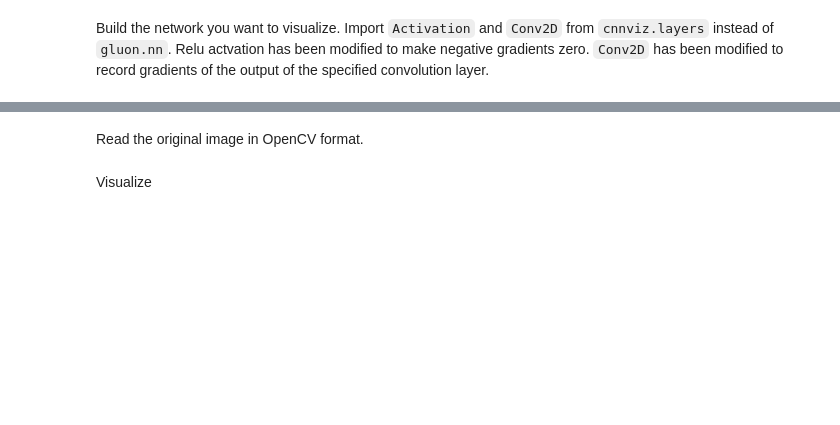
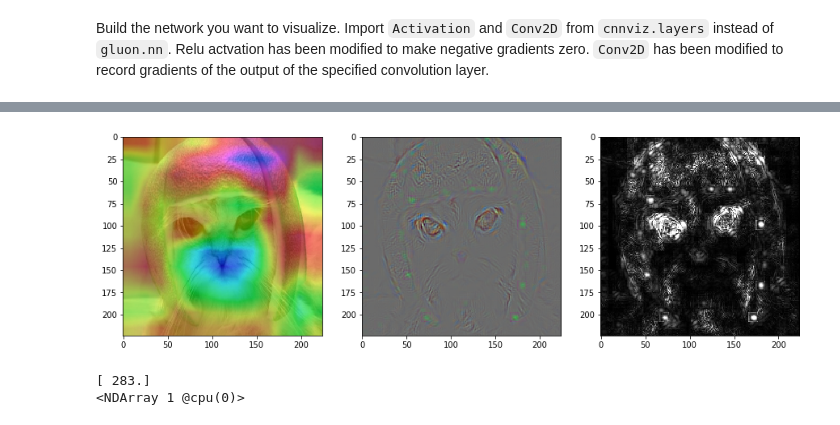
Before and after one commit to Ishitori/mxnet_tutorials, a Jupyter notebook: visualize_cnn/Minimal.ipynb, the cells around one changed output, grey strips where cells are left out. Drawn from its saved outputs; the diff is of its cells as text; code cells hidden in the pictures; blank space fills up the shorter version.

```diff
--- a/visualize_cnn/Minimal.ipynb
+++ b/visualize_cnn/Minimal.ipynb
@@ -85,10 +115,17 @@ Read the image you want to use for visualization, pre-process it as required by
+# %%
+show_images(visualize(alexnet, "img/lime-cat.jpg", last_conv_layer_name))
+# %% [output]
+[figure, added]
 # %%
-imgpath = "img/cat_dog.png"
-with open(imgpath, 'rb') as fp:
+with open("img/lime-cat-cut.jpg", 'rb') as fp:
     str_image = fp.read()
 
 image = mx.img.imdecode(str_image)
 image = preprocess(image)
 image = image.expand_dims(axis=0)
+
+out = alexnet(image)
+out.argmax(axis=1)
+# %% [output]
+[ 283.]
+<NDArray 1 @cpu(0)>
-# %% [markdown]
-Read the original image in OpenCV format.
@@ -98,2 +131,0 @@ orig_img = cv2.resize(orig_img, image_sz)
-# %% [markdown]
-Visualize
```
Also changed, not shown: parts of 15 cells of this notebook.
